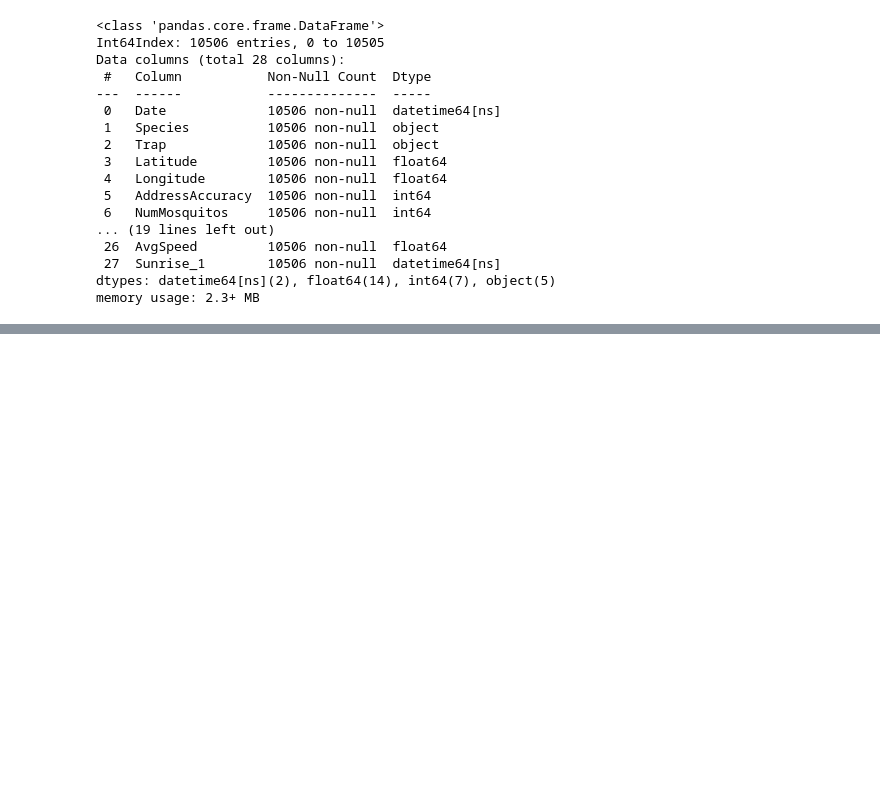
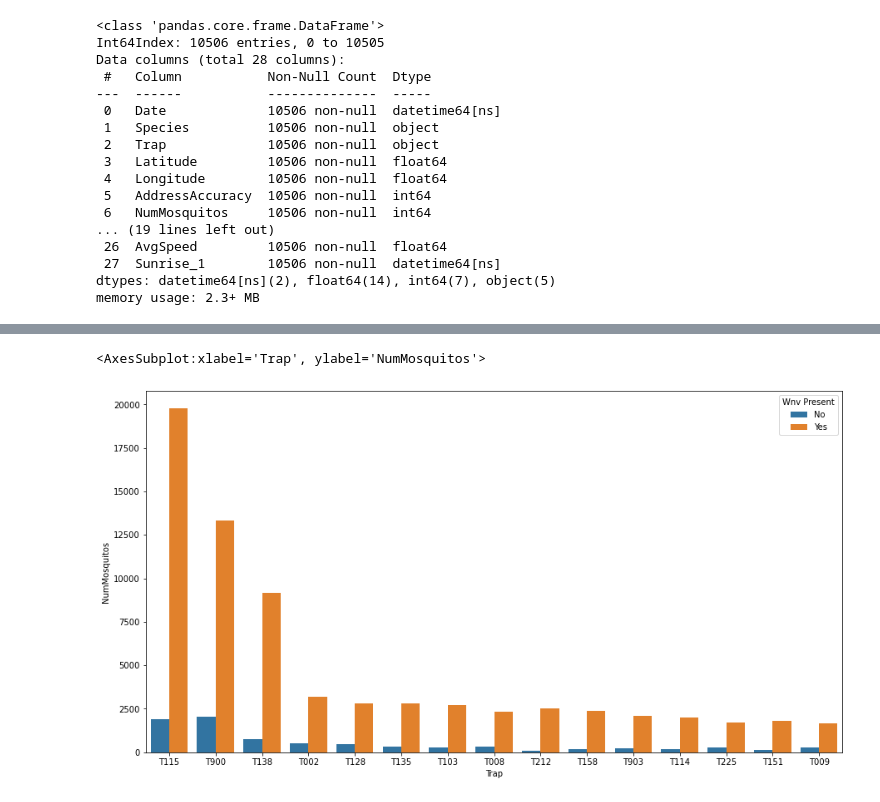
Before and after one commit to eeshawn11/DSI33-Project4, a Jupyter notebook: code/clean_1.ipynb, the cells around one changed output, grey strips where cells are left out. Saved outputs shown, nothing was run; the diff lists cells and outputs as text; code cells hidden in the pictures; blank space fills up the shorter version.

```diff
--- a/code/clean_1.ipynb
+++ b/code/clean_1.ipynb
@@ -1117,0 +982,5 @@ plt.xlabel("Time")
+# %%
+# for mosquitoes without West Nile Virus (Wnv)
+df_loc_0 = pd.DataFrame(df_train_final_0.groupby("Trap").NumMosquitos.sum())
+df_loc_0["Wnv Present"] = "Yes"
+df_loc_0.sort_values("NumMosquitos",ascending = False)
@@ -1117,0 +1006,5 @@ plt.xlabel("Time")
+# %%
+# for mosquitoes with West Nile Virus (Wnv)
+df_loc_1 = pd.DataFrame(df_train_final_1.groupby("Trap").NumMosquitos.sum())
+df_loc_1["Wnv Present"] = "No"
+df_loc_1.sort_values("NumMosquitos",ascending = False)
@@ -1117,0 +1053,7 @@ plt.xlabel("Time")
+# %%
+# Mosquito counts with/without WNV for locations in top 15
+plt.figure(figsize =(15,8))
+sns.barplot(data=df_loc_filter, x=df_loc_filter.index, y='NumMosquitos', hue='Wnv Present')
+# %% [output]
+<AxesSubplot:xlabel='Trap', ylabel='NumMosquitos'>
+[figure, added]
```
Also changed, not shown: parts of 95 cells of this notebook.
